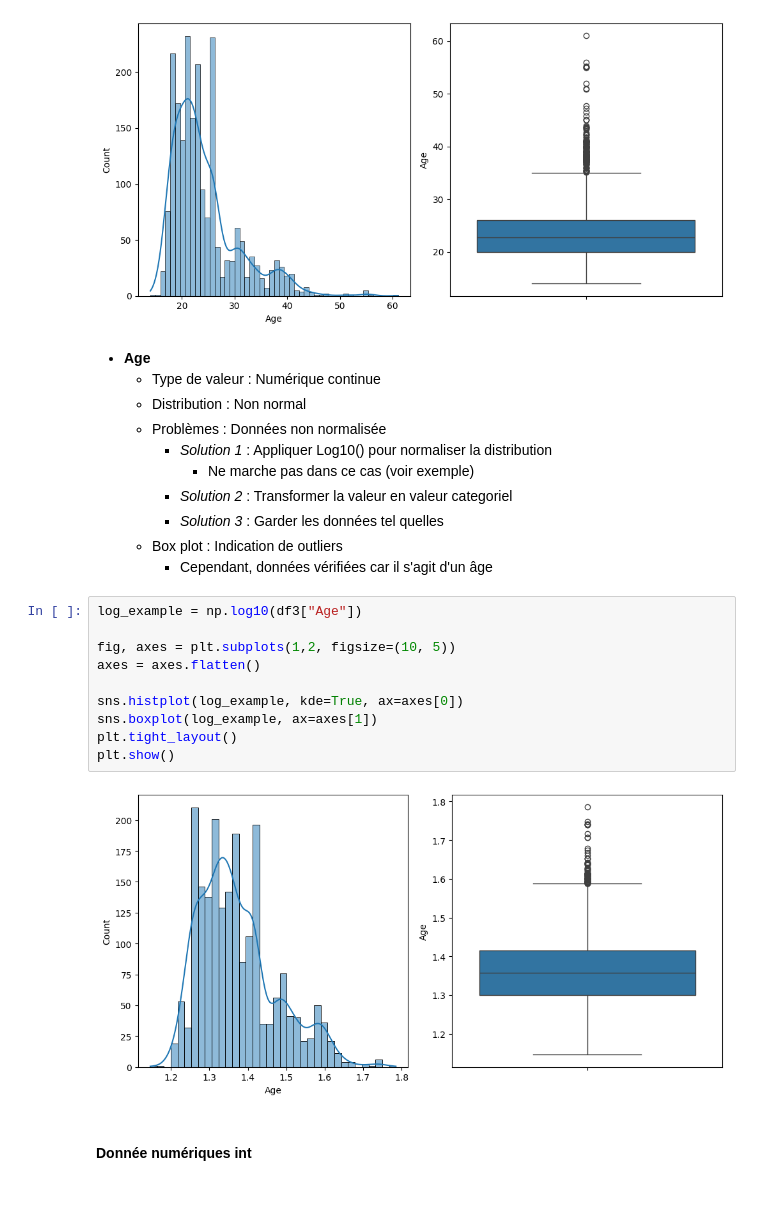
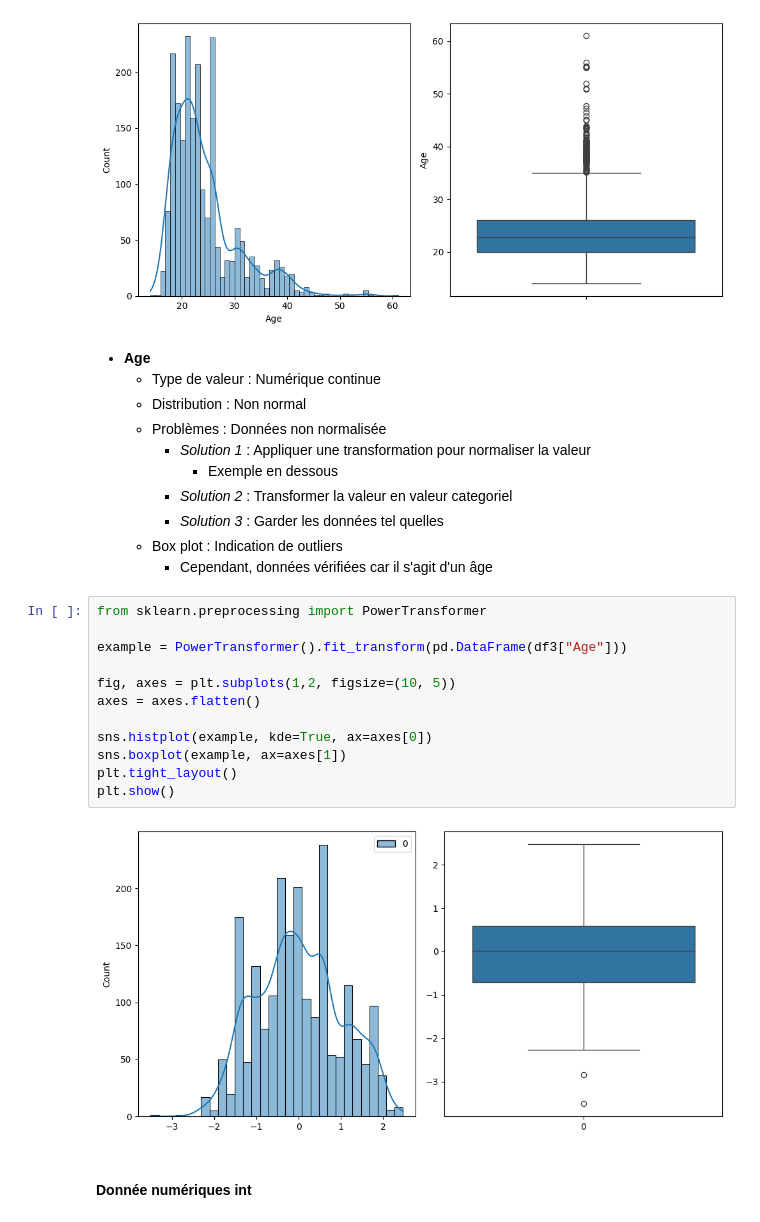
Before and after one commit to matteodcr/mgl869, a Jupyter notebook: notebook_finale.ipynb, the cells around one changed output. Cells and saved outputs as stored; diff of their text form; blank space fills up the shorter version.

Commit message:
Add power transform

```diff
--- a/notebook_finale.ipynb
+++ b/notebook_finale.ipynb
@@ -160,24 +160,26 @@ plt.show()
   - Type de valeur : Numérique continue
   - Distribution : Non normal
   - Problèmes : Données non normalisée
-    - *Solution 1* : Appliquer Log10() pour normaliser la distribution
-      - Ne marche pas dans ce cas (voir exemple)
+    - *Solution 1* : Appliquer une transformation pour normaliser la valeur
+      - Exemple en dessous
     - *Solution 2* : Transformer la valeur en valeur categoriel
     - *Solution 3* : Garder les données tel quelles
   - Box plot : Indication de outliers
     - Cependant, données vérifiées car il s'agit d'un âge
 # %%
-log_example = np.log10(df3["Age"])
+from sklearn.preprocessing import PowerTransformer
+
+example = PowerTransformer().fit_transform(pd.DataFrame(df3["Age"]))
 
 fig, axes = plt.subplots(1,2, figsize=(10, 5))
 axes = axes.flatten()
 
-sns.histplot(log_example, kde=True, ax=axes[0])
-sns.boxplot(log_example, ax=axes[1])
+sns.histplot(example, kde=True, ax=axes[0])
+sns.boxplot(example, ax=axes[1])
 plt.tight_layout()
 plt.show()
 # %% [output]
-[figure, old version]
+[figure, new version]
 # %% [markdown]
 #### Donnée numériques int
 # %%
```
Also changed, not shown: parts of 11 cells of this notebook.
